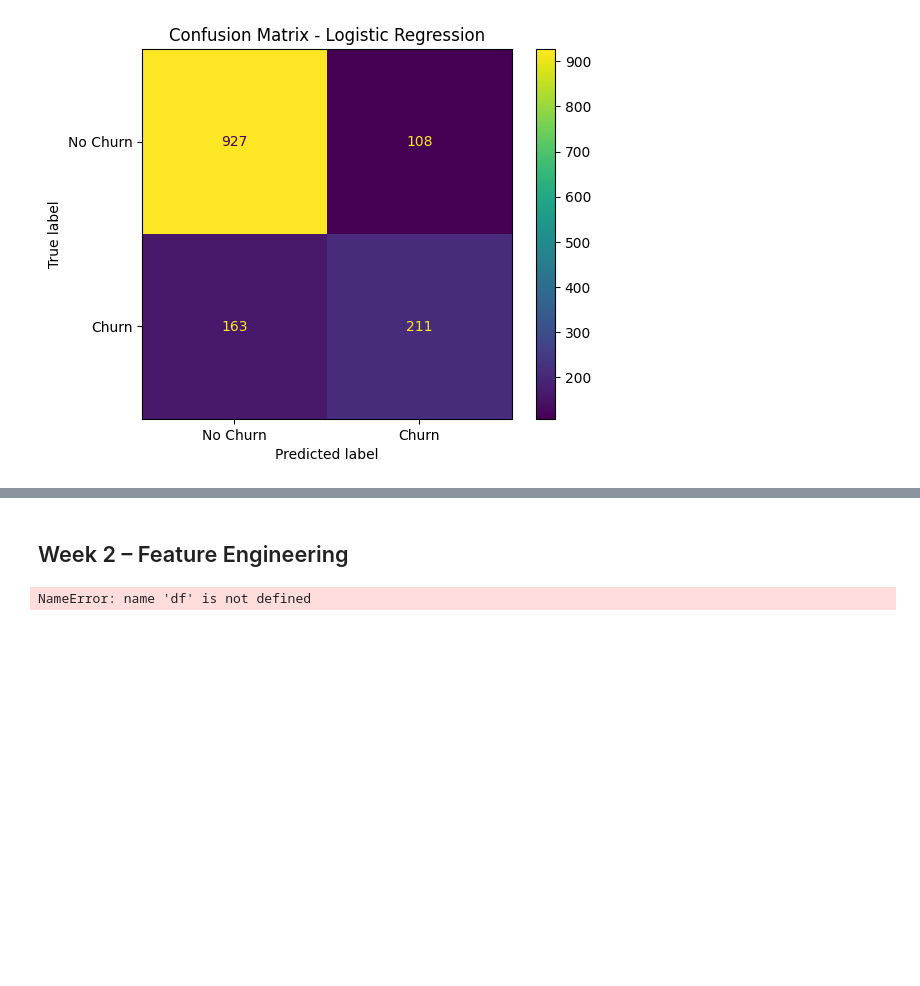
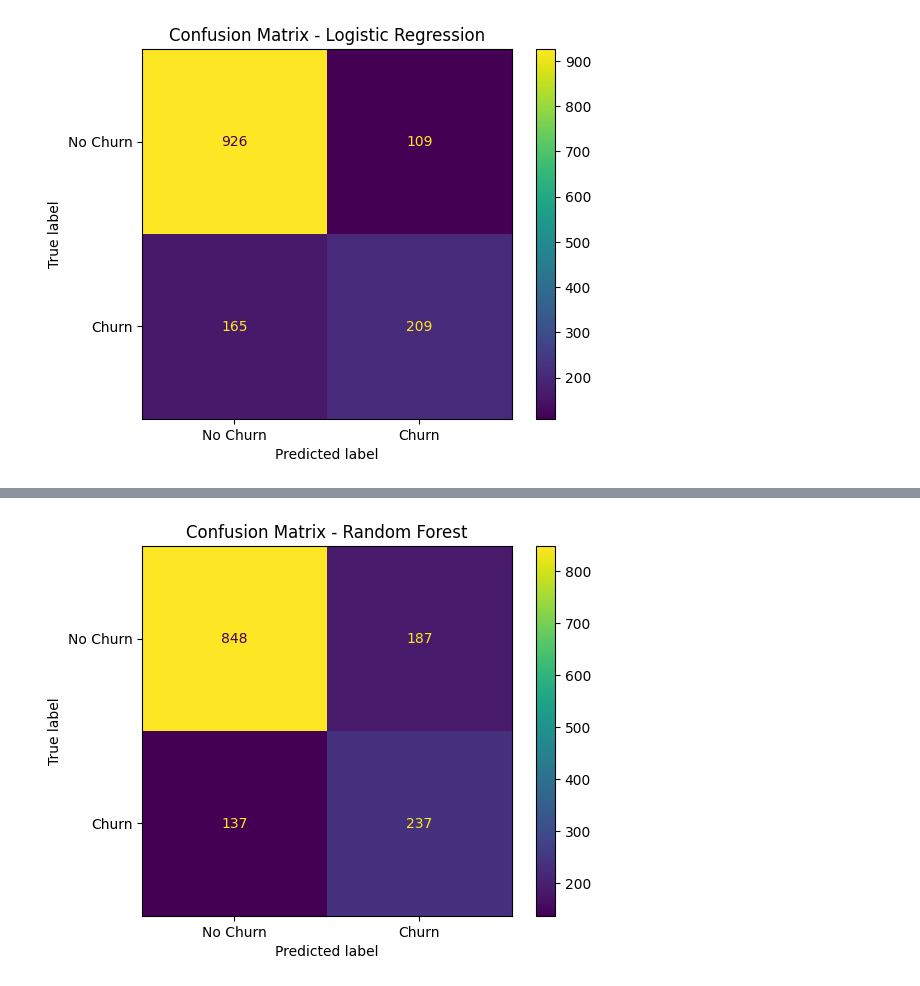
Before and after one commit to Tamirahsharieff/Zaalima-Data-Analytics-Team, a Jupyter notebook: notebooks/customer_churn_analysis.ipynb, the cells around one changed output, grey strips where cells are left out. Saved outputs shown, nothing was run; the diff lists cells and outputs as text; code cells hidden in the pictures; blank space fills up the shorter version.

```diff
--- a/notebooks/customer_churn_analysis.ipynb
+++ b/notebooks/customer_churn_analysis.ipynb
@@ -1742,0 +1992,6 @@ Name: count, dtype: int64
+# %%
+X = df_original.drop(columns=["Churn", "customerID"])
+y = df_original["Churn"].map({"No": 0, "Yes": 1})
+
+print("Features shape:", X.shape)
+print("Target shape:", y.shape)
@@ -1742,0 +2000,5 @@ Name: count, dtype: int64
+# %%
+y = y.map({"No": 0, "Yes": 1})
+
+print("Target distribution:")
+print(y.value_counts())
@@ -1801,14 +2062,21 @@ See https://pandas.pydata.org/docs/user_guide/migration-3-strings.html#string-mi
 # %%
 from sklearn.linear_model import LogisticRegression
-from sklearn.metrics import accuracy_score, classification_report
+from sklearn.metrics import accuracy_score, classification_report, confusion_matrix
 
-model = LogisticRegression(max_iter=5000)
+# Create model
+logreg = LogisticRegression(max_iter=1000, random_state=42)
 
-model.fit(X_train_encoded, y_train)
+# Train ONLY on training data
+logreg.fit(X_train_encoded, y_train)
 
-y_pred = model.predict(X_test_encoded)
+# Predict on test data
+y_pred_logreg = logreg.predict(X_test_encoded)
 
-print("Accuracy:", accuracy_score(y_test, y_pred))
+# Evaluate
+print("Logistic Regression Accuracy:", accuracy_score(y_test, y_pred_logreg))
 print("\nClassification Report:")
-print(classification_report(y_test, y_pred))
+print(classification_report(y_test, y_pred_logreg))
+
+print("\nConfusion Matrix:")
+print(confusion_matrix(y_test, y_pred_logreg))
 # %% [output]
@@ -1891,6 +2170,16 @@ Random Forest ROC-AUC: 0.8202485210157844
-# %% [markdown]
-## Week 2 – Feature Engineering
-# %%
-print(df.columns.tolist())
-# %% [output]
-NameError: name 'df' is not defined
+# %%
+from sklearn.metrics import confusion_matrix, ConfusionMatrixDisplay
+import matplotlib.pyplot as plt
+
+cm = confusion_matrix(y_test, rf_pred)
+
+disp = ConfusionMatrixDisplay(
+    confusion_matrix=cm,
+    display_labels=["No Churn", "Churn"]
+)
+
+disp.plot()
+plt.title("Confusion Matrix - Random Forest")
+plt.show()
+# %% [output]
+[figure, added]
```
Also changed, not shown: parts of 45 cells of this notebook.
